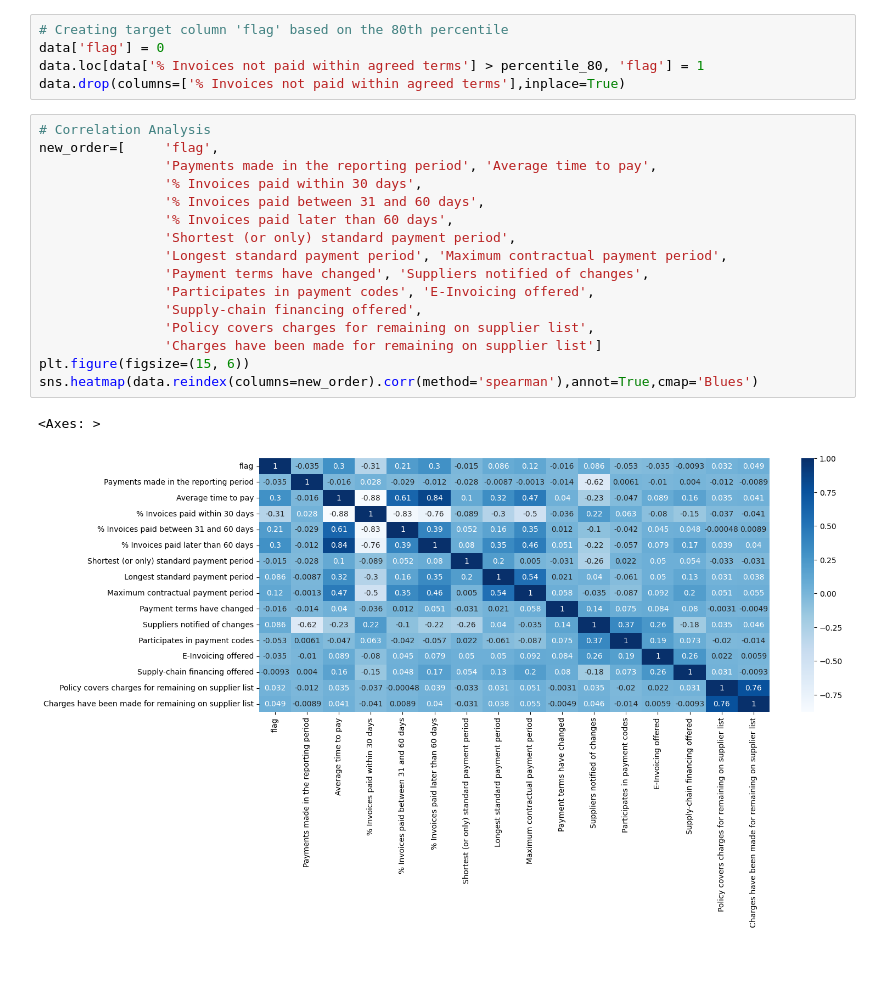
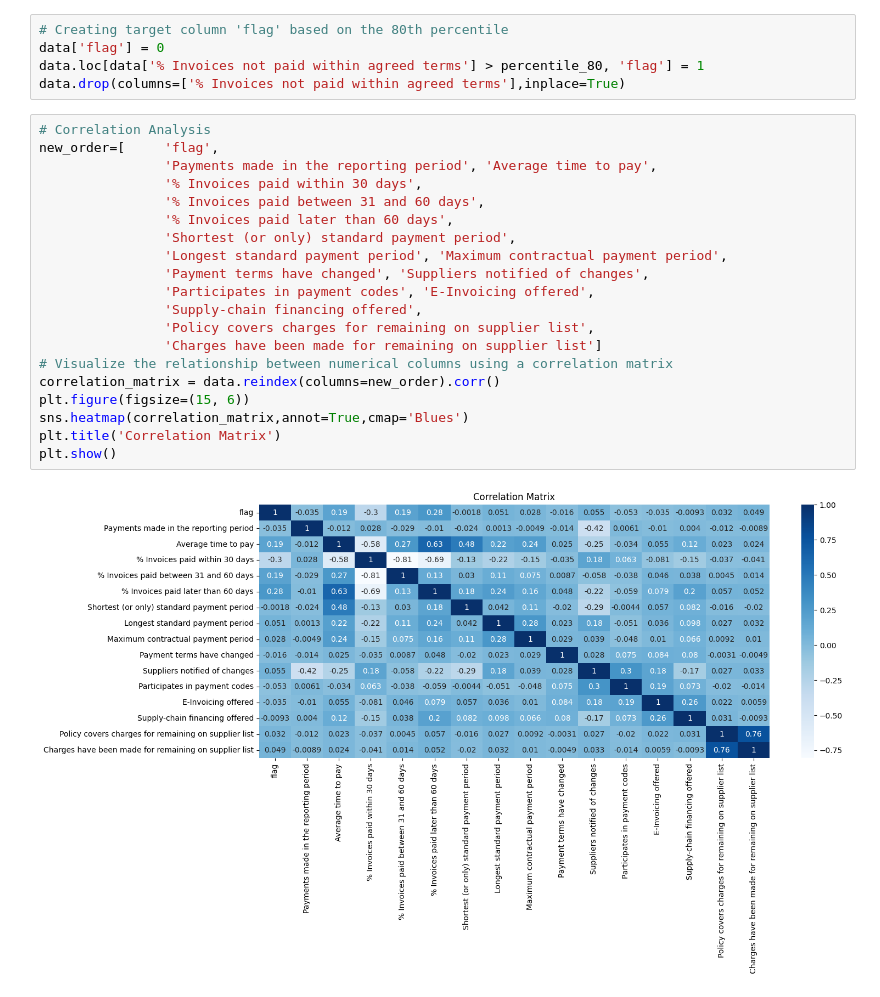
Before and after one commit to Lasya-t07/mini-proj, a Jupyter notebook: preprocessing.ipynb, the cells around one changed output. Drawn from its saved outputs; the diff is of its cells as text; blank space fills up the shorter version.

```diff
--- a/preprocessing.ipynb
+++ b/preprocessing.ipynb
@@ -111,19 +111,22 @@ data.drop(columns=['% Invoices not paid within agreed terms'],inplace=True)
 # %%
 # Correlation Analysis
 new_order=[     'flag',
                 'Payments made in the reporting period', 'Average time to pay',
                 '% Invoices paid within 30 days',
                 '% Invoices paid between 31 and 60 days',
                 '% Invoices paid later than 60 days',
                 'Shortest (or only) standard payment period',
                 'Longest standard payment period', 'Maximum contractual payment period',
                 'Payment terms have changed', 'Suppliers notified of changes',
                 'Participates in payment codes', 'E-Invoicing offered',
                 'Supply-chain financing offered',
                 'Policy covers charges for remaining on supplier list',
                 'Charges have been made for remaining on supplier list']
+# Visualize the relationship between numerical columns using a correlation matrix
+correlation_matrix = data.reindex(columns=new_order).corr()
 plt.figure(figsize=(15, 6))
-sns.heatmap(data.reindex(columns=new_order).corr(method='spearman'),annot=True,cmap='Blues')
+sns.heatmap(correlation_matrix,annot=True,cmap='Blues')
+plt.title('Correlation Matrix')
+plt.show()
 # %% [output]
-<Axes: >
-[figure, old version]
+[figure, new version]
```
Also changed, not shown: parts of 2 cells of this notebook, 5 other files.
